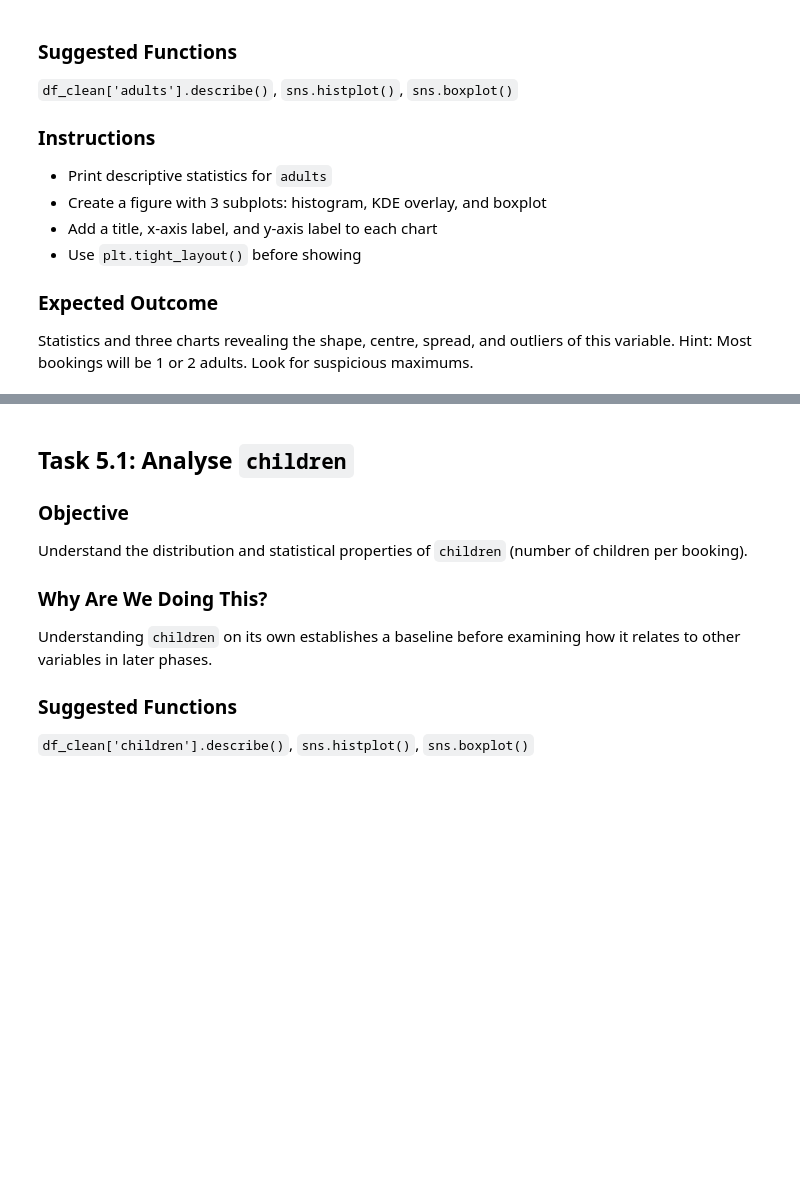
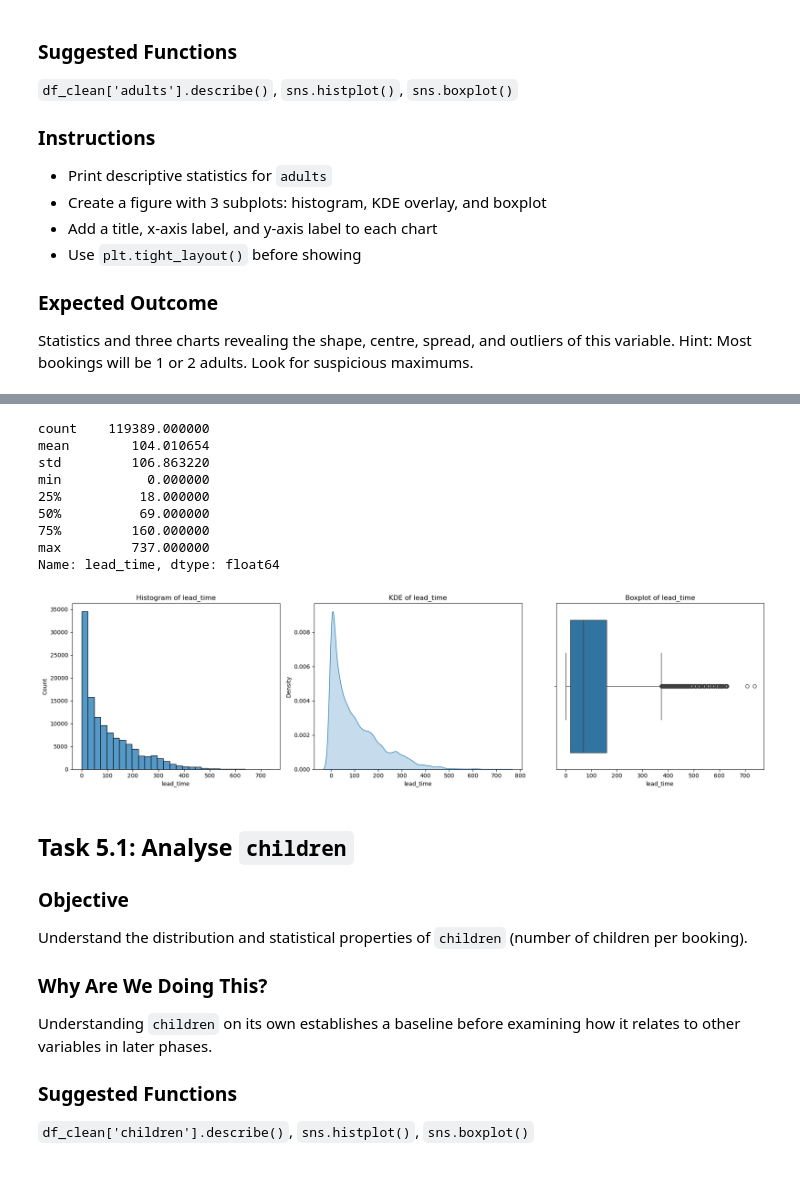
Before and after one commit to Gaurav5791/DATA-SCIENCE-Project-1, a Jupyter notebook: Hotel_Booking_EDA_DS_BATCH_4.ipynb, the cells around one changed output, grey strips where cells are left out. Saved outputs shown, nothing was run; the diff lists cells and outputs as text; code cells hidden in the pictures; blank space fills up the shorter version.

```diff
--- a/Hotel_Booking_EDA_DS_BATCH_4.ipynb
+++ b/Hotel_Booking_EDA_DS_BATCH_4.ipynb
@@ -1374,3 +1397,28 @@ Statistics and three charts revealing the shape, centre, spread, and outliers of
+# %%
+def plot_univariate(col):
+    fig, ax = plt.subplots(1, 3, figsize=(18, 5))
+    sns.histplot(df2[col], ax=ax[0], bins=30)
+    ax[0].set_title(f'Histogram of {col}')
+    sns.kdeplot(df2[col], ax=ax[1], fill=True)
+    ax[1].set_title(f'KDE of {col}')
+    sns.boxplot(x=df2[col], ax=ax[2])
+    ax[2].set_title(f'Boxplot of {col}')
+    plt.tight_layout()
+    plt.show()
+
+print(df2['lead_time'].describe())
+plot_univariate('lead_time')
+# %% [output]
+count    119389.000000
+mean        104.010654
+std         106.863220
+min           0.000000
+25%          18.000000
+50%          69.000000
+75%         160.000000
+max         737.000000
+Name: lead_time, dtype: float64
+[figure, added]
 # %% [markdown]
 ## Task 5.1: Analyse `children`
 
```
Also changed, not shown: parts of 18 cells of this notebook.
